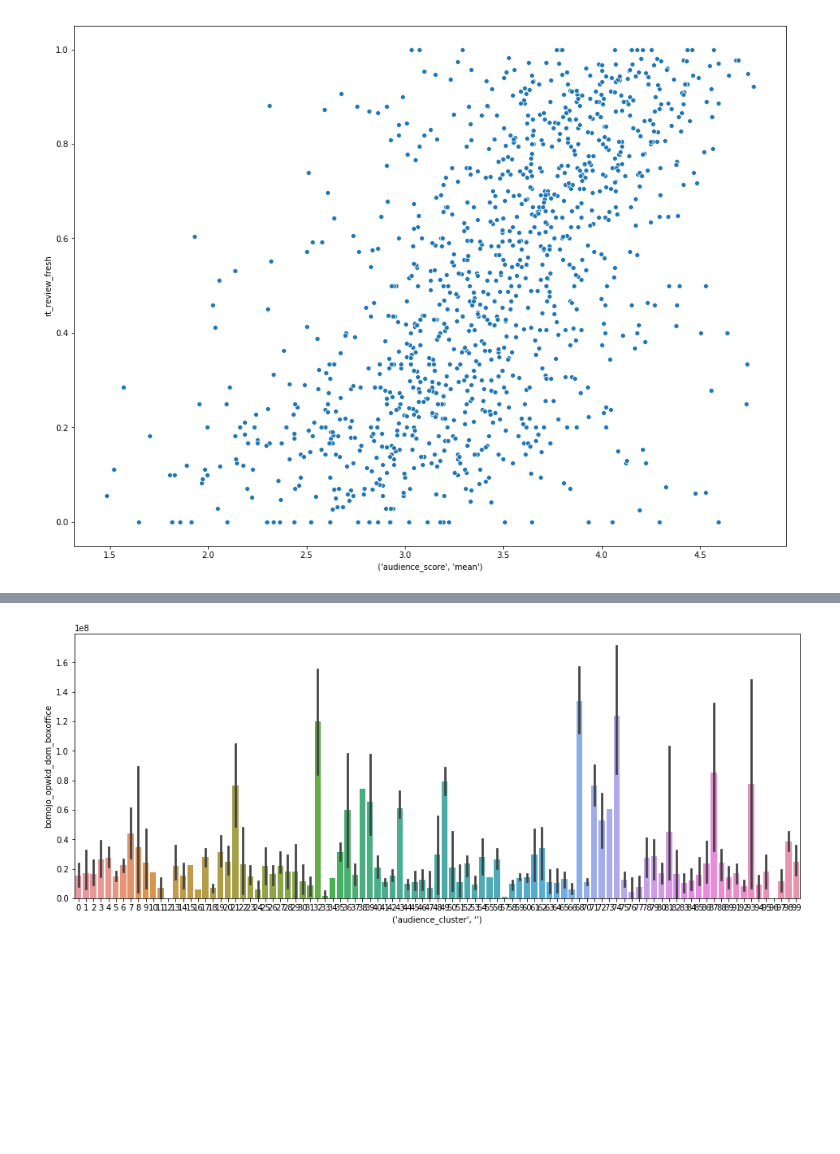
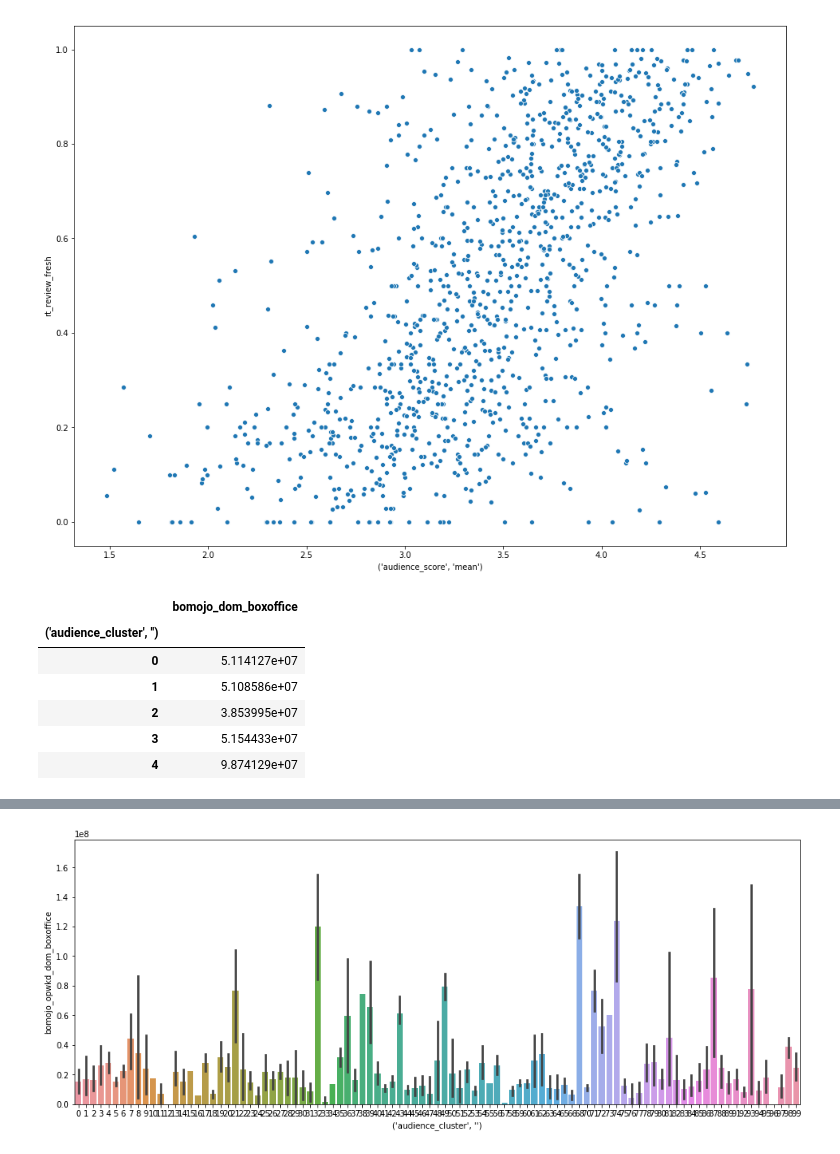
Before and after one commit to kylemcorliss/Thinkful, a Jupyter notebook: Unit 4 Capstone/Unit_4_capstone_model.ipynb, the cells around one changed output, grey strips where cells are left out. Saved outputs shown, nothing was run; the diff lists cells and outputs as text; code cells hidden in the pictures; blank space fills up the shorter version.

```diff
--- a/Unit 4 Capstone/Unit_4_capstone_model.ipynb
+++ b/Unit 4 Capstone/Unit_4_capstone_model.ipynb
@@ -956 +959,11 @@ plt.show()
+# %%
+df_bo_predictor_cluster.head()
+# %% [output]
+|  | bomojo_dom_boxoffice |
+| ('audience_cluster', '') |  |
+| 0 | 5.114127e+07 |
+| 1 | 5.108586e+07 |
+| 2 | 3.853995e+07 |
+| 3 | 5.154433e+07 |
+| 4 | 9.874129e+07 |
 # %%
```
Also changed, not shown: parts of 4 cells of this notebook.
